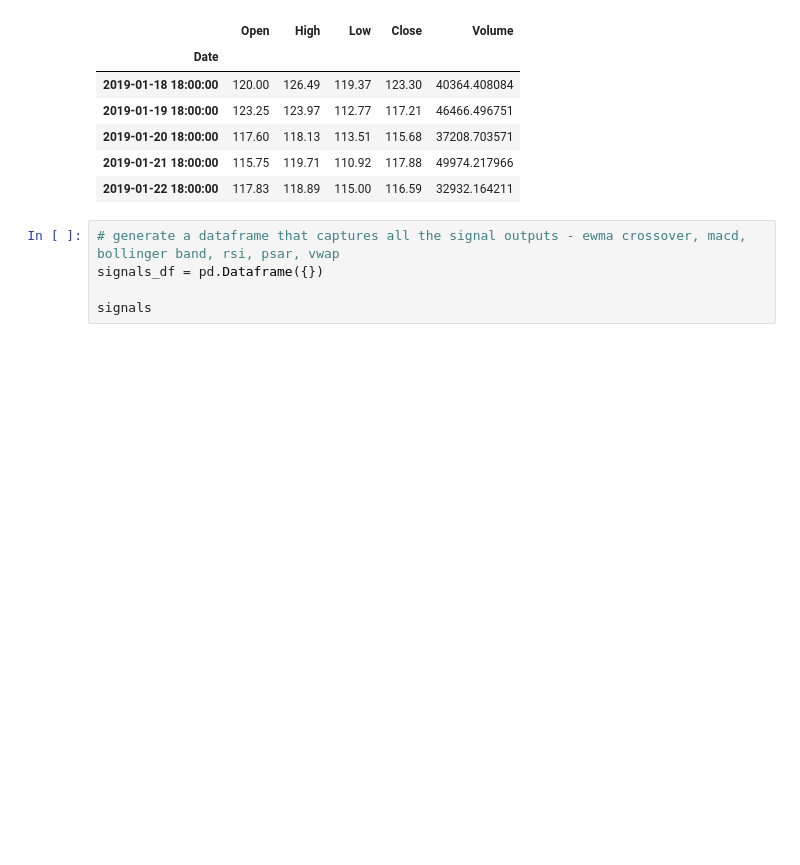
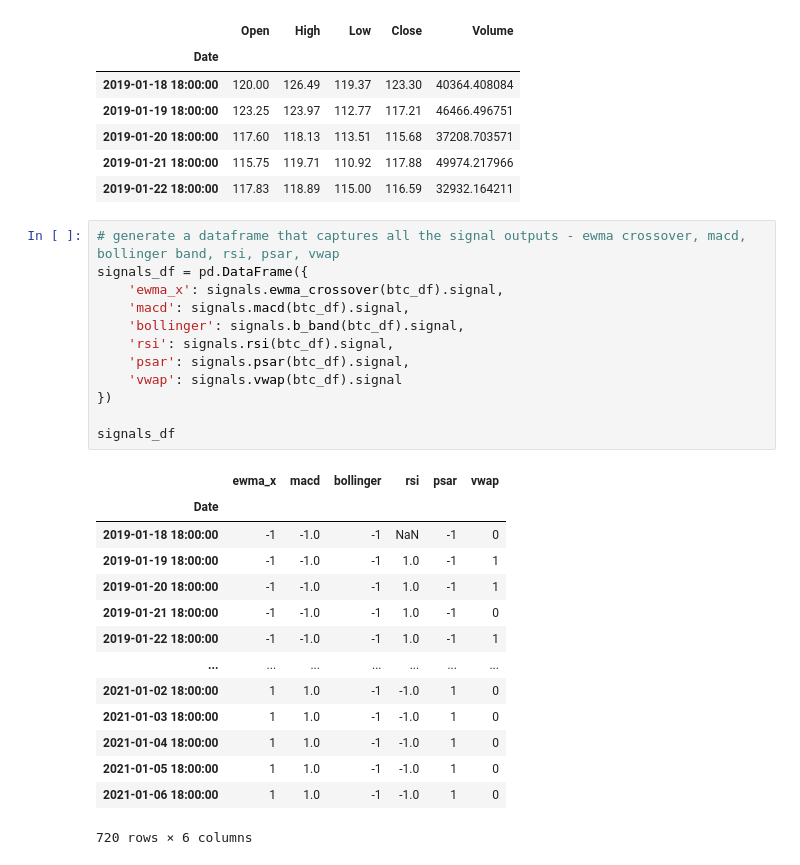
Before and after one commit to stew1922/Crypto_Bandyts, a Jupyter notebook: libs/notebooks/travis.ipynb, the cells around one changed output. Drawn from its saved outputs; the diff is of its cells as text; blank space fills up the shorter version.

```diff
--- a/libs/notebooks/travis.ipynb
+++ b/libs/notebooks/travis.ipynb
@@ -26,6 +26,28 @@ btc_df.head()
 | 2019-01-22 18:00:00 | 117.83 | 118.89 | 115.00 | 116.59 | 32932.164211 |
 # %%
 # generate a dataframe that captures all the signal outputs - ewma crossover, macd, bollinger band, rsi, psar, vwap
-signals_df = pd.Dataframe({})
+signals_df = pd.DataFrame({
+    'ewma_x': signals.ewma_crossover(btc_df).signal,
+    'macd': signals.macd(btc_df).signal,
+    'bollinger': signals.b_band(btc_df).signal,
+    'rsi': signals.rsi(btc_df).signal,
+    'psar': signals.psar(btc_df).signal,
+    'vwap': signals.vwap(btc_df).signal
+})
 
-signals
+signals_df
+# %% [output]
+|  | ewma_x | macd | bollinger | rsi | psar | vwap |
+| Date |  |  |  |  |  |  |
+| 2019-01-18 18:00:00 | -1 | -1.0 | -1 | NaN | -1 | 0 |
+| 2019-01-19 18:00:00 | -1 | -1.0 | -1 | 1.0 | -1 | 1 |
+| 2019-01-20 18:00:00 | -1 | -1.0 | -1 | 1.0 | -1 | 1 |
+| 2019-01-21 18:00:00 | -1 | -1.0 | -1 | 1.0 | -1 | 0 |
+| 2019-01-22 18:00:00 | -1 | -1.0 | -1 | 1.0 | -1 | 1 |
+| ... | ... | ... | ... | ... | ... | ... |
+| 2021-01-02 18:00:00 | 1 | 1.0 | -1 | -1.0 | 1 | 0 |
+| 2021-01-03 18:00:00 | 1 | 1.0 | -1 | -1.0 | 1 | 0 |
+| 2021-01-04 18:00:00 | 1 | 1.0 | -1 | -1.0 | 1 | 0 |
+| 2021-01-05 18:00:00 | 1 | 1.0 | -1 | -1.0 | 1 | 0 |
+| 2021-01-06 18:00:00 | 1 | 1.0 | -1 | -1.0 | 1 | 0 |
+720 rows × 6 columns
```
Also changed, not shown: 2 other files.
